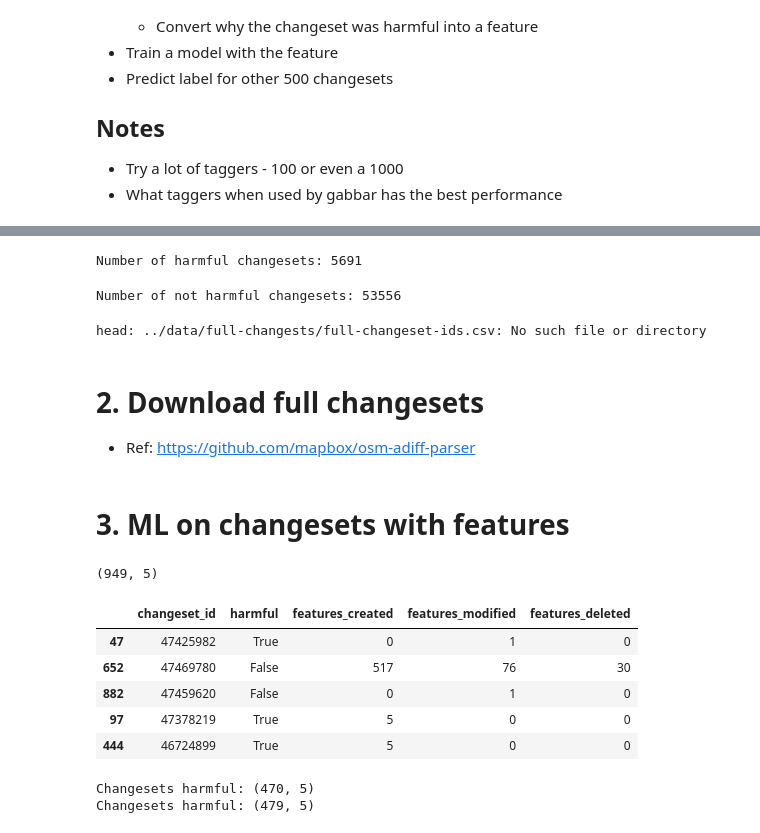
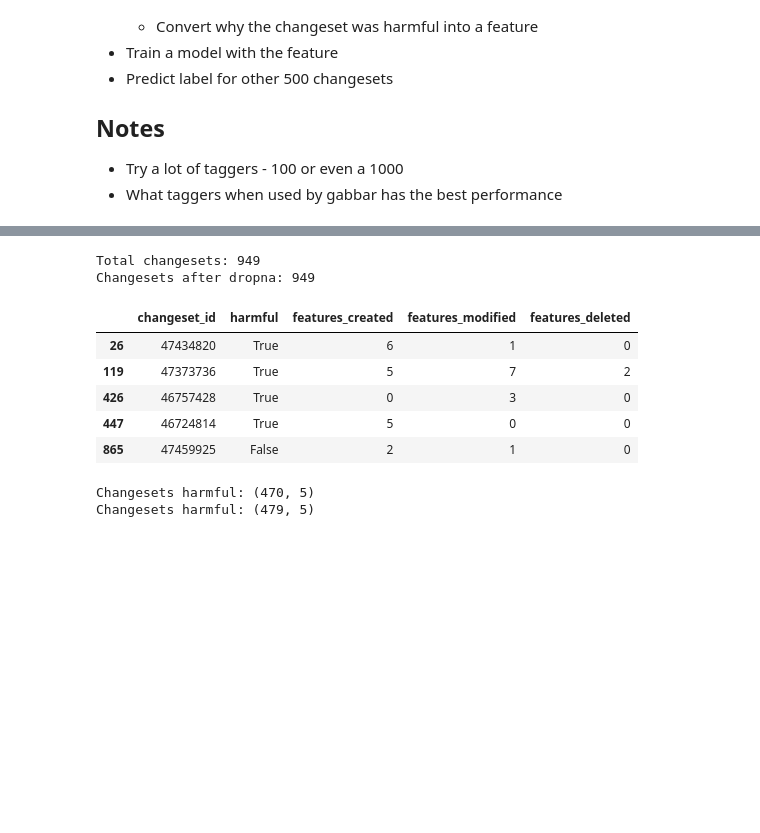
Before and after one commit to matiskay/gabbar, a Jupyter notebook: analysis/full-changesets/full_changesets.ipynb, the cells around one changed output, grey strips where cells are left out. Drawn from its saved outputs; the diff is of its cells as text; code cells hidden in the pictures; blank space fills up the shorter version.

```diff
--- a/analysis/full-changesets/full_changesets.ipynb
+++ b/analysis/full-changesets/full_changesets.ipynb
@@ -50,43 +29,20 @@ changesets = changesets.sort('ID', ascending=False)
-# %%
-harmful_changesets = changesets[changesets['harmful'] == True]
-print('Number of harmful changesets: {}'.format(harmful_changesets.shape[0]))
-
-# Write some recent harmful changeset IDs to a file.
-harmful_changesets = harmful_changesets[:500]
-# %% [output]
-Number of harmful changesets: 5691
-# %%
-not_harmful_changesets = changesets[changesets['harmful'] == False]
-print('Number of not harmful changesets: {}'.format(not_harmful_changesets.shape[0]))
-
-# Write some recent not harmful changeset IDs to a file.
-not_harmful_changesets = not_harmful_changesets[:500]
-# %% [output]
-Number of not harmful changesets: 53556
-# %%
-merged_changesets = pd.concat([harmful_changesets, not_harmful_changesets])
-merged_changesets[['ID', 'harmful']].to_csv('full-changeset-ids.csv', index=False)
-
-!head -n5 ../data/full-changests/full-changeset-ids.csv
-# %% [output]
-head: ../data/full-changests/full-changeset-ids.csv: No such file or directory
-# %% [markdown]
-# 2. Download full changesets
-- Ref: https://github.com/mapbox/osm-adiff-parser
-# %% [markdown]
-# 3. ML on changesets with features
 # %%
 changesets = pd.read_csv('changesets-with-features.csv')
-print(changesets.shape)
+print('Total changesets: {}'.format(changesets.shape[0]))
+
+changesets = changesets.dropna()
+print('Changesets after dropna: {}'.format(changesets.shape[0]))
+
 changesets.sample(5)
 # %% [output]
-(949, 5)
+Total changesets: 949
+Changesets after dropna: 949
 |  | changeset_id | harmful | features_created | features_modified | features_deleted |
-| 47 | 47425982 | True | 0 | 1 | 0 |
-| 652 | 47469780 | False | 517 | 76 | 30 |
-| 882 | 47459620 | False | 0 | 1 | 0 |
-| 97 | 47378219 | True | 5 | 0 | 0 |
-| 444 | 46724899 | True | 5 | 0 | 0 |
+| 26 | 47434820 | True | 6 | 1 | 0 |
+| 119 | 47373736 | True | 5 | 7 | 2 |
+| 426 | 46757428 | True | 0 | 3 | 0 |
+| 447 | 46724814 | True | 5 | 0 | 0 |
+| 865 | 47459925 | False | 2 | 1 | 0 |
 # %%
 harmful_changesets = changesets[changesets['harmful'] == True]
 print('Changesets harmful: {}'.format(harmful_changesets.shape))
```
Also changed, not shown: parts of 11 cells of this notebook.
